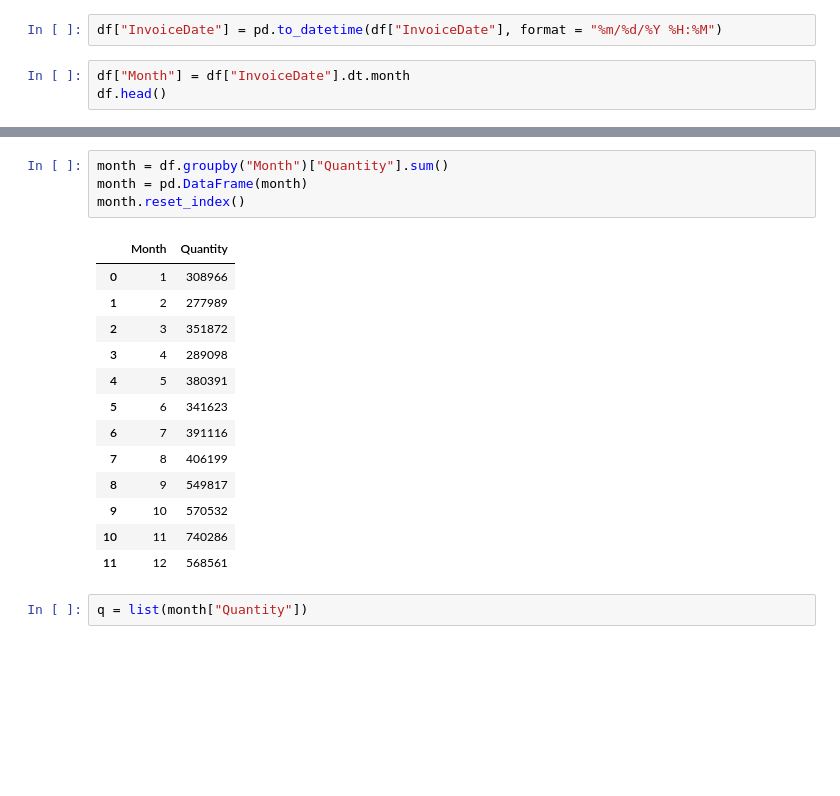
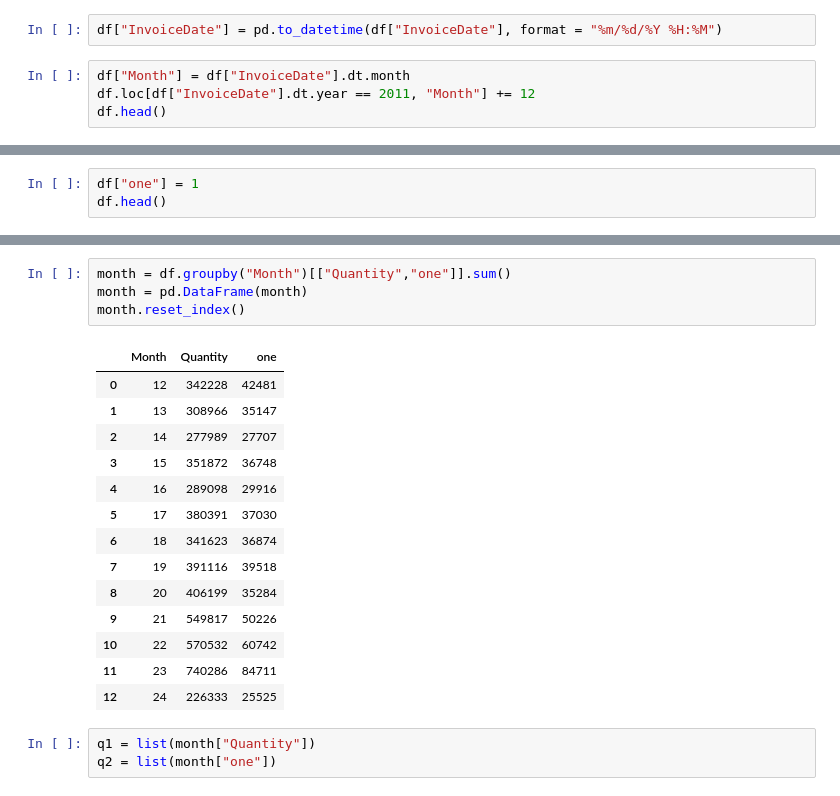
Before and after one commit to hir-kubadia/projects, a Jupyter notebook: online-retail-eda.ipynb, the cells around one changed output, grey strips where cells are left out. Saved outputs shown, nothing was run; the diff lists cells and outputs as text; blank space fills up the shorter version.

```diff
--- a/online-retail-eda.ipynb
+++ b/online-retail-eda.ipynb
@@ -403,6 +403,7 @@ sns.histplot(data=invoice.InvoiceNo)
 df["InvoiceDate"] = pd.to_datetime(df["InvoiceDate"], format = "%m/%d/%Y %H:%M")
 # %%
 df["Month"] = df["InvoiceDate"].dt.month
+df.loc[df["InvoiceDate"].dt.year == 2011, "Month"] += 12
 df.head()
 # %% [output]
 |  | InvoiceNo | StockCode | Description | Quantity | InvoiceDate | UnitPrice | CustomerID | Country | ... |
@@ -411,3 +412,6 @@ df.head()
 | 2 | 536365 | 84406B | CREAM CUPID HEARTS COAT HANGER | 8 | 2010-12-01 08:26:00 | 2.75 | 17850.0 | United Kingdom | ... |
 | 3 | 536365 | 84029G | KNITTED UNION FLAG HOT WATER BOTTLE | 6 | 2010-12-01 08:26:00 | 3.39 | 17850.0 | United Kingdom | ... |
 | 4 | 536365 | 84029E | RED WOOLLY HOTTIE WHITE HEART. | 6 | 2010-12-01 08:26:00 | 3.39 | 17850.0 | United Kingdom | ... |
+# %%
+df["one"] = 1
+df.head()
@@ -414,20 +425,22 @@ df.head()
 # %%
-month = df.groupby("Month")["Quantity"].sum()
+month = df.groupby("Month")[["Quantity","one"]].sum()
 month = pd.DataFrame(month)
 month.reset_index()
 # %% [output]
-|  | Month | Quantity |
-| 0 | 1 | 308966 |
-| 1 | 2 | 277989 |
-| 2 | 3 | 351872 |
-| 3 | 4 | 289098 |
-| 4 | 5 | 380391 |
-| 5 | 6 | 341623 |
-| 6 | 7 | 391116 |
-| 7 | 8 | 406199 |
-| 8 | 9 | 549817 |
-| 9 | 10 | 570532 |
-| 10 | 11 | 740286 |
-| 11 | 12 | 568561 |
+|  | Month | Quantity | one |
+| 0 | 12 | 342228 | 42481 |
+| 1 | 13 | 308966 | 35147 |
+| 2 | 14 | 277989 | 27707 |
+| 3 | 15 | 351872 | 36748 |
+| 4 | 16 | 289098 | 29916 |
+| 5 | 17 | 380391 | 37030 |
+| 6 | 18 | 341623 | 36874 |
+| 7 | 19 | 391116 | 39518 |
+| 8 | 20 | 406199 | 35284 |
+| 9 | 21 | 549817 | 50226 |
+| 10 | 22 | 570532 | 60742 |
+| 11 | 23 | 740286 | 84711 |
+| 12 | 24 | 226333 | 25525 |
 # %%
-q = list(month["Quantity"])
+q1 = list(month["Quantity"])
+q2 = list(month["one"])
```
Also changed, not shown: parts of 5 cells of this notebook.
